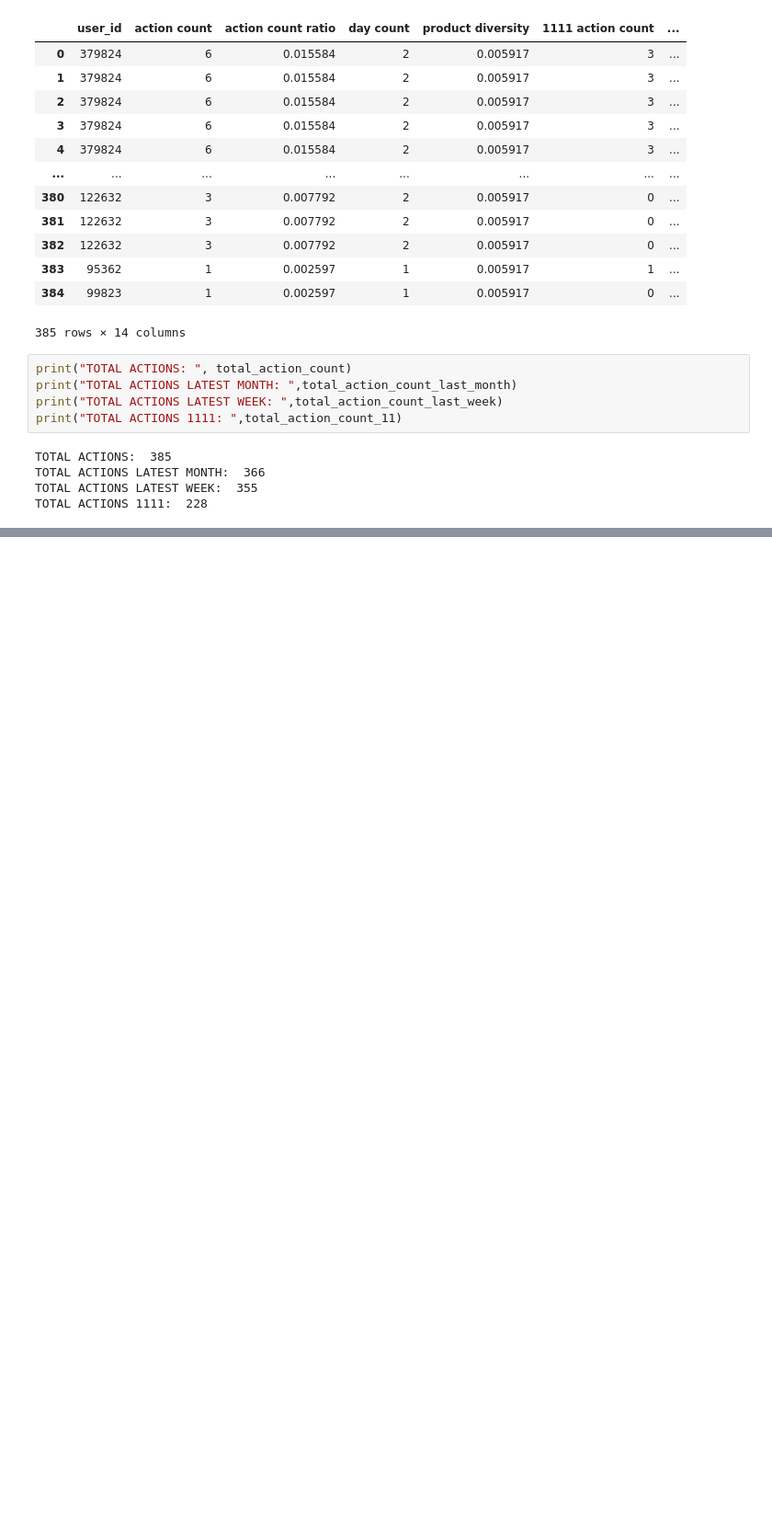
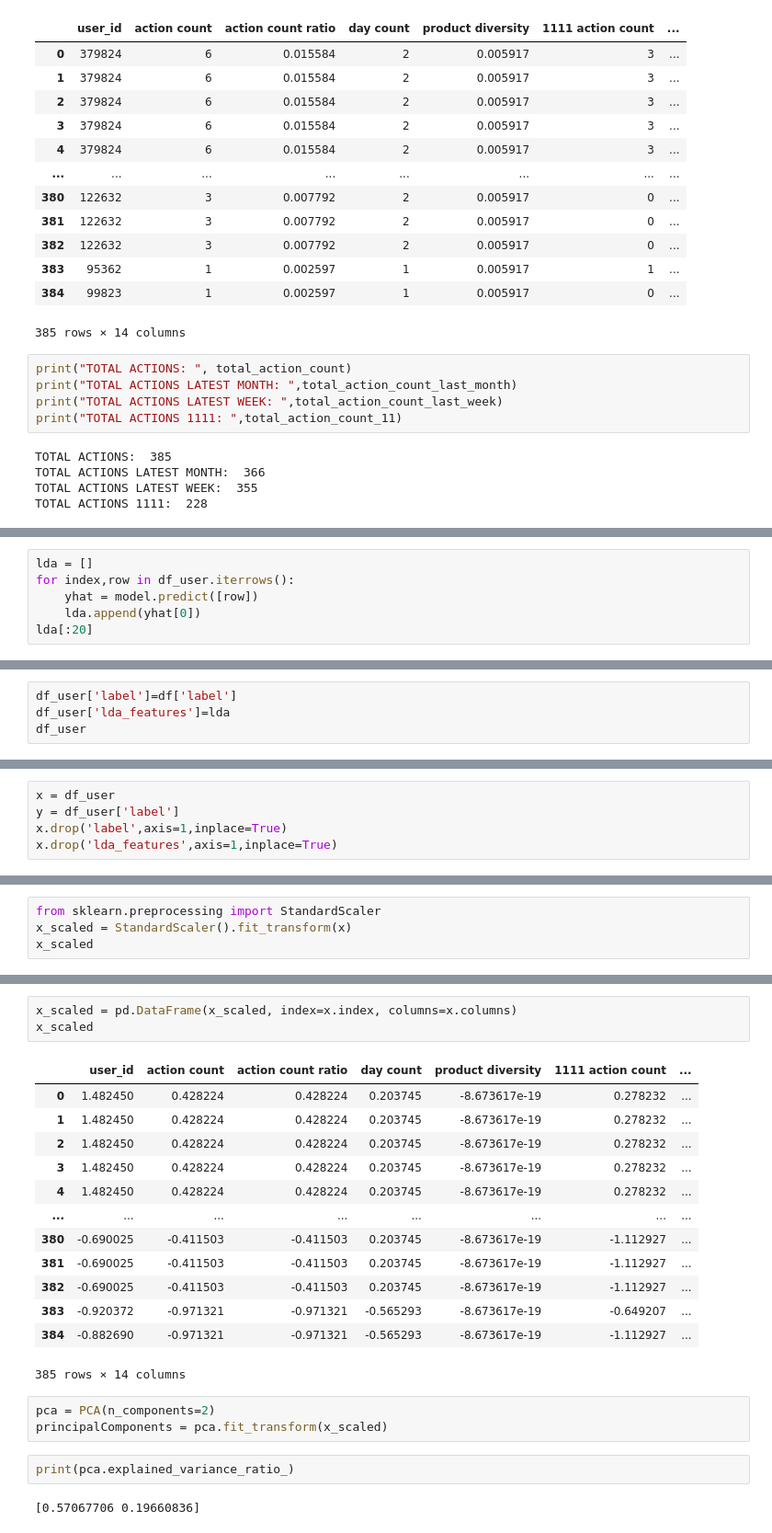
Before and after one commit to MrAlphalfa97/CECS_550, a Jupyter notebook: data_format1/User Profile.ipynb, the cells around one changed output, grey strips where cells are left out. Shown: that part at 92% size. Drawn from its saved outputs; the diff is of its cells as text; blank space fills up the shorter version.

```diff
--- a/data_format1/User Profile.ipynb
+++ b/data_format1/User Profile.ipynb
@@ -852,0 +904,6 @@ TOTAL ACTIONS 1111:  228
+# %%
+lda = []
+for index,row in df_user.iterrows():
+    yhat = model.predict([row])
+    lda.append(yhat[0])
+lda[:20]
@@ -852,0 +912,4 @@ TOTAL ACTIONS 1111:  228
+# %%
+df_user['label']=df['label']
+df_user['lda_features']=lda
+df_user
@@ -852,0 +934,5 @@ TOTAL ACTIONS 1111:  228
+# %%
+x = df_user
+y = df_user['label']
+x.drop('label',axis=1,inplace=True)
+x.drop('lda_features',axis=1,inplace=True)
@@ -852,0 +955,4 @@ TOTAL ACTIONS 1111:  228
+# %%
+from sklearn.preprocessing import StandardScaler
+x_scaled = StandardScaler().fit_transform(x)
+x_scaled
@@ -852,0 +988,24 @@ TOTAL ACTIONS 1111:  228
+# %%
+x_scaled = pd.DataFrame(x_scaled, index=x.index, columns=x.columns)
+x_scaled
+# %% [output]
+|  | user_id | action count | action count ratio | day count | product diversity | 1111 action count | ... |
+| 0 | 1.482450 | 0.428224 | 0.428224 | 0.203745 | -8.673617e-19 | 0.278232 | ... |
+| 1 | 1.482450 | 0.428224 | 0.428224 | 0.203745 | -8.673617e-19 | 0.278232 | ... |
+| 2 | 1.482450 | 0.428224 | 0.428224 | 0.203745 | -8.673617e-19 | 0.278232 | ... |
+| 3 | 1.482450 | 0.428224 | 0.428224 | 0.203745 | -8.673617e-19 | 0.278232 | ... |
+| 4 | 1.482450 | 0.428224 | 0.428224 | 0.203745 | -8.673617e-19 | 0.278232 | ... |
+| ... | ... | ... | ... | ... | ... | ... | ... |
+| 380 | -0.690025 | -0.411503 | -0.411503 | 0.203745 | -8.673617e-19 | -1.112927 | ... |
+| 381 | -0.690025 | -0.411503 | -0.411503 | 0.203745 | -8.673617e-19 | -1.112927 | ... |
+| 382 | -0.690025 | -0.411503 | -0.411503 | 0.203745 | -8.673617e-19 | -1.112927 | ... |
+| 383 | -0.920372 | -0.971321 | -0.971321 | -0.565293 | -8.673617e-19 | -0.649207 | ... |
+| 384 | -0.882690 | -0.971321 | -0.971321 | -0.565293 | -8.673617e-19 | -1.112927 | ... |
+385 rows × 14 columns
+# %%
+pca = PCA(n_components=2)
+principalComponents = pca.fit_transform(x_scaled)
+# %%
+print(pca.explained_variance_ratio_)
+# %% [output]
+[0.57067706 0.19660836]
```
Also changed, not shown: parts of 23 cells of this notebook, 2 other files.
